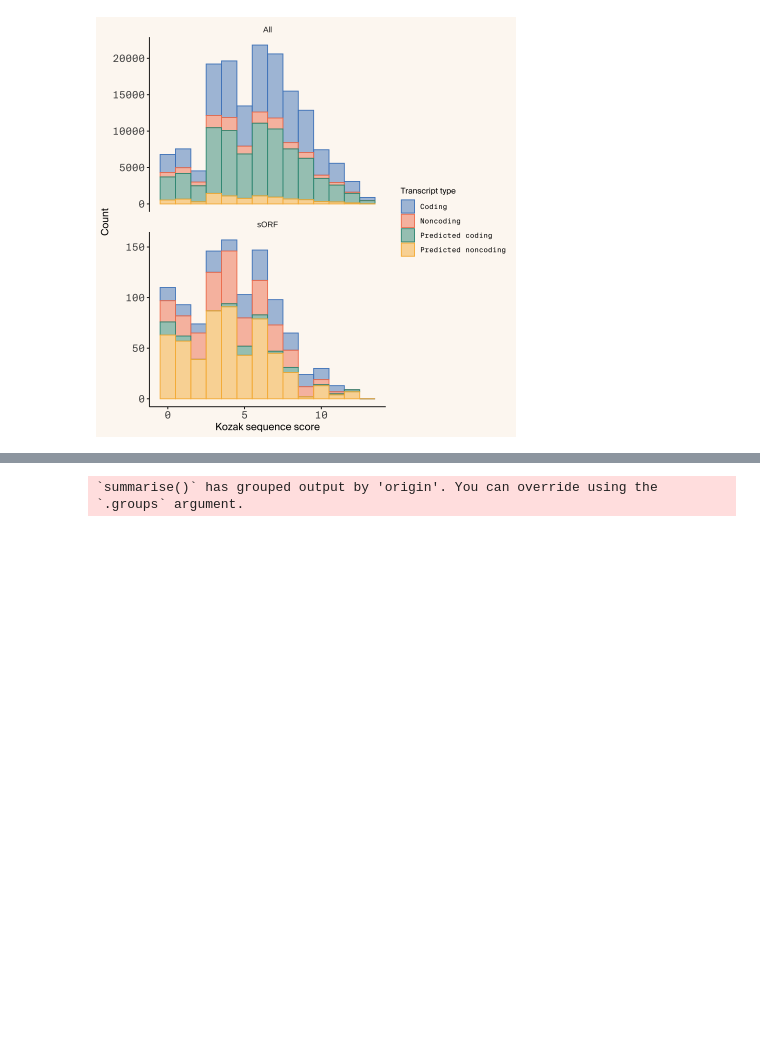
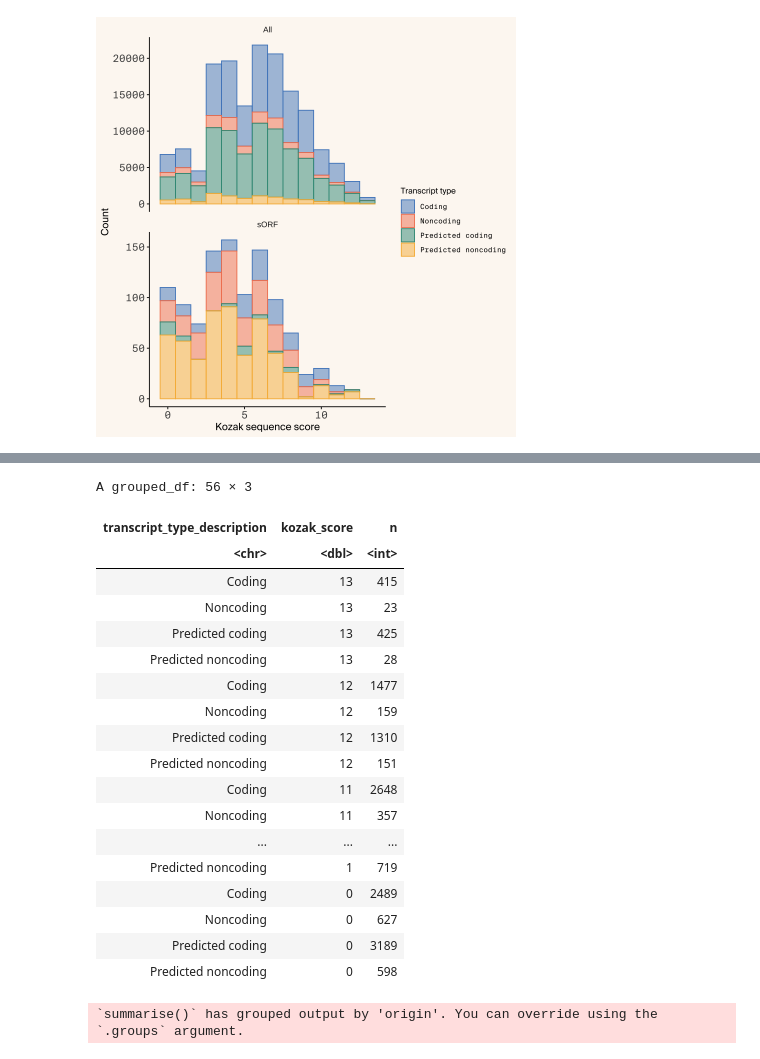
Before and after one commit to Arcadia-Science/2024-peptigate-evaluation, a Jupyter notebook: evaluation/kozak_scores/20240614-compare-kozak-scores.ipynb, the cells around one changed output, grey strips where cells are left out. Drawn from its saved outputs; the diff is of its cells as text; code cells hidden in the pictures; blank space fills up the shorter version.

Commit message:
update kozak scores with counts for each score, highlight where results are not in pub

```diff
--- a/evaluation/kozak_scores/20240614-compare-kozak-scores.ipynb
+++ b/evaluation/kozak_scores/20240614-compare-kozak-scores.ipynb
@@ -180,3 +143,28 @@ sample estimates:
+# %%
+kozak %>%
+  group_by(transcript_type_description, kozak_score) %>%
+  tally() %>%
+  arrange(desc(kozak_score))
+# %% [output]
+A grouped_df: 56 × 3
+| transcript_type_description | kozak_score | n |
+| <chr> | <dbl> | <int> |
+| Coding | 13 | 415 |
+| Noncoding | 13 | 23 |
+| Predicted coding | 13 | 425 |
+| Predicted noncoding | 13 | 28 |
+| Coding | 12 | 1477 |
+| Noncoding | 12 | 159 |
+| Predicted coding | 12 | 1310 |
+| Predicted noncoding | 12 | 151 |
+| Coding | 11 | 2648 |
+| Noncoding | 11 | 357 |
+| ... | ... | ... |
+| Predicted noncoding | 1 | 719 |
+| Coding | 0 | 2489 |
+| Noncoding | 0 | 627 |
+| Predicted coding | 0 | 3189 |
+| Predicted noncoding | 0 | 598 |
 # %%
 kozak %>% group_by(origin, transcript_type_description) %>%
   summarize(mean_ks = mean(kozak_score),
```
Also changed, not shown: parts of 4 cells of this notebook.
